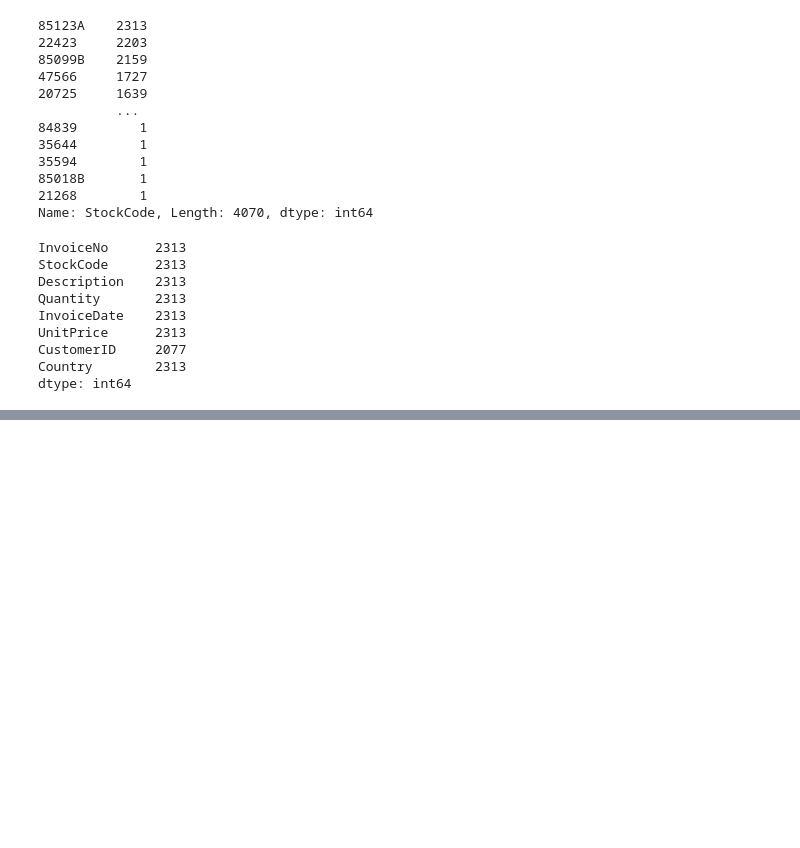
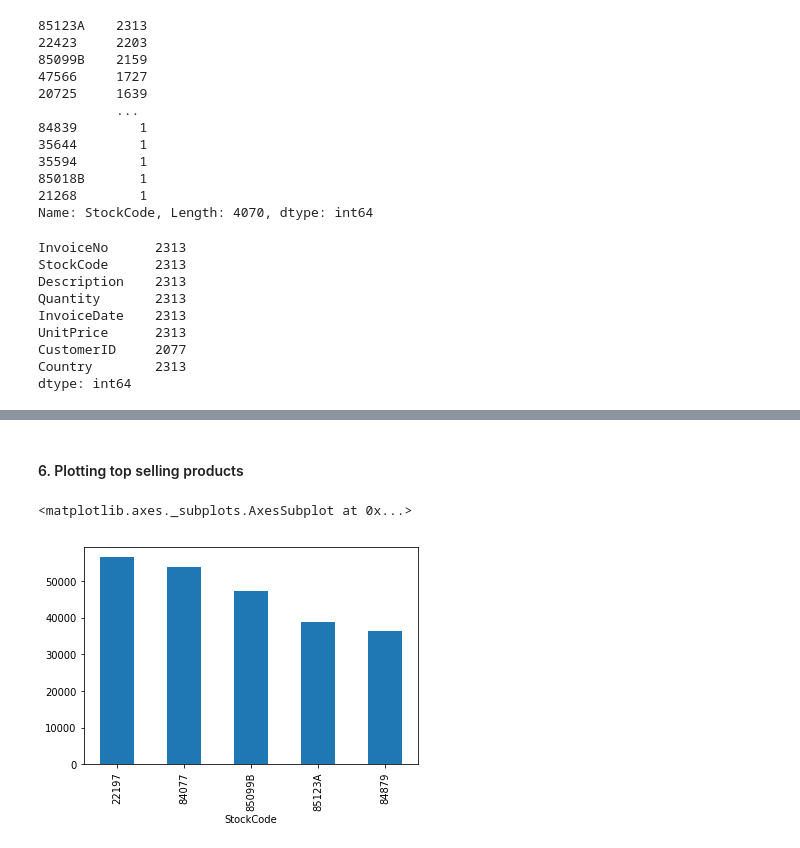
Before and after one commit to edyoda/Data-Scientist-program, a Jupyter notebook: Practice Problems/Pandas/Pandas Graded Test 2 .ipynb, the cells around one changed output, grey strips where cells are left out. Drawn from its saved outputs; the diff is of its cells as text; code cells hidden in the pictures; blank space fills up the shorter version.

```diff
--- a/Practice Problems/Pandas/Pandas Graded Test 2 .ipynb
+++ b/Practice Problems/Pandas/Pandas Graded Test 2 .ipynb
@@ -74,0 +91,2 @@ dtype: int64
+# %%
+online_retail['day_of_week'] = online_retail.InvoiceDate.map(lambda d : pd.Timestamp(d).day_name())
@@ -74,0 +115,3 @@ dtype: int64
+# %%
+online_retail['total_cost'] = online_retail.UnitPrice * online_retail.Quantity
+online_retail.groupby('day_of_week').total_cost.sum().sort_values(ascending=False)
@@ -74,0 +129,2 @@ dtype: int64
+# %%
+top_selling_product = online_retail.groupby('StockCode').Quantity.sum().sort_values(ascending=False)[:5]
@@ -74,0 +188,2 @@ dtype: int64
+# %% [markdown]
+#### 6. Plotting top selling products
@@ -74,0 +193,5 @@ dtype: int64
+# %%
+top_selling_product.plot.bar()
+# %% [output]
+<matplotlib.axes._subplots.AxesSubplot at 0x...>
+[figure, added]
```
Also changed, not shown: parts of 23 cells of this notebook.
